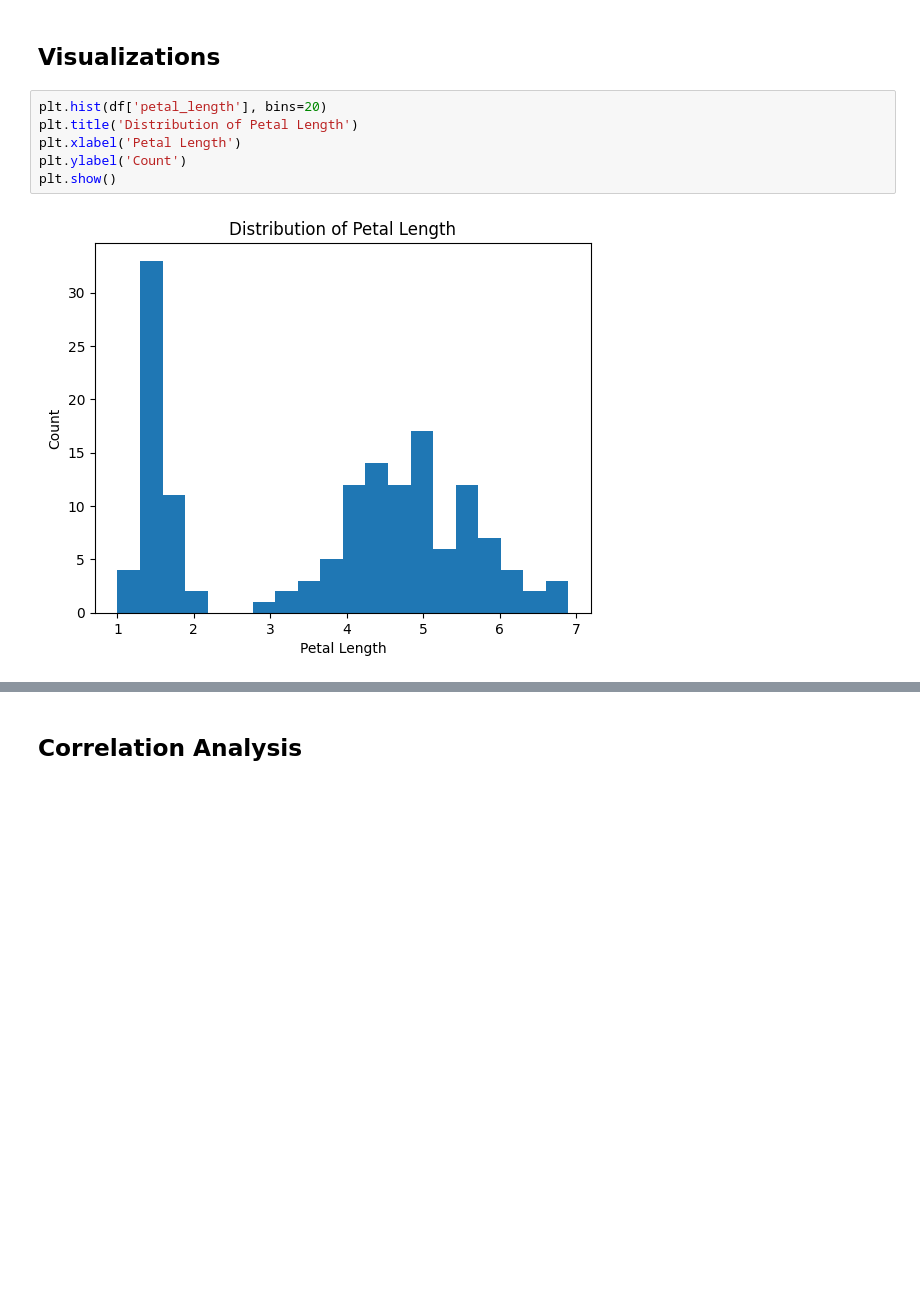
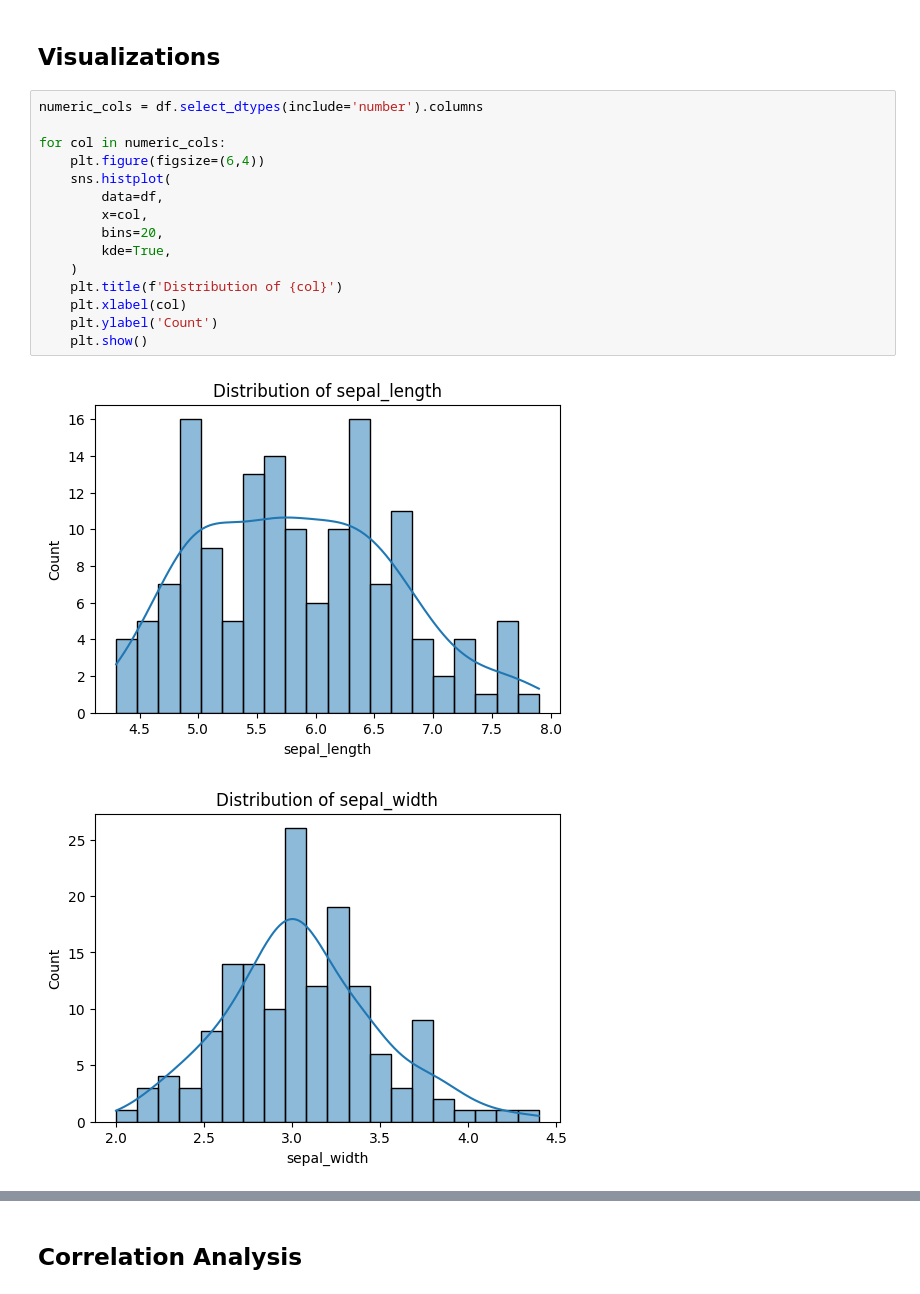
Before and after one commit to andrianllmm/ds100-ws1, a Jupyter notebook: eda.ipynb, the cells around one changed output, grey strips where cells are left out. Saved outputs shown, nothing was run; the diff lists cells and outputs as text; blank space fills up the shorter version.

Commit message:
Update plots

```diff
--- a/eda.ipynb
+++ b/eda.ipynb
@@ -107,10 +107,20 @@ Standard deviation: 1.7644204199522626
 # %% [markdown]
 ## Visualizations
 # %%
-plt.hist(df['petal_length'], bins=20)
-plt.title('Distribution of Petal Length')
-plt.xlabel('Petal Length')
-plt.ylabel('Count')
-plt.show()
+numeric_cols = df.select_dtypes(include='number').columns
+
+for col in numeric_cols:
+    plt.figure(figsize=(6,4))
+    sns.histplot(
+        data=df,
+        x=col,
+        bins=20,
+        kde=True,
+    )
+    plt.title(f'Distribution of {col}')
+    plt.xlabel(col)
+    plt.ylabel('Count')
+    plt.show()
 # %% [output]
-[figure, old version]
+[figure, new version]
+[figure, added]
```
Also changed, not shown: parts of 6 cells of this notebook.
